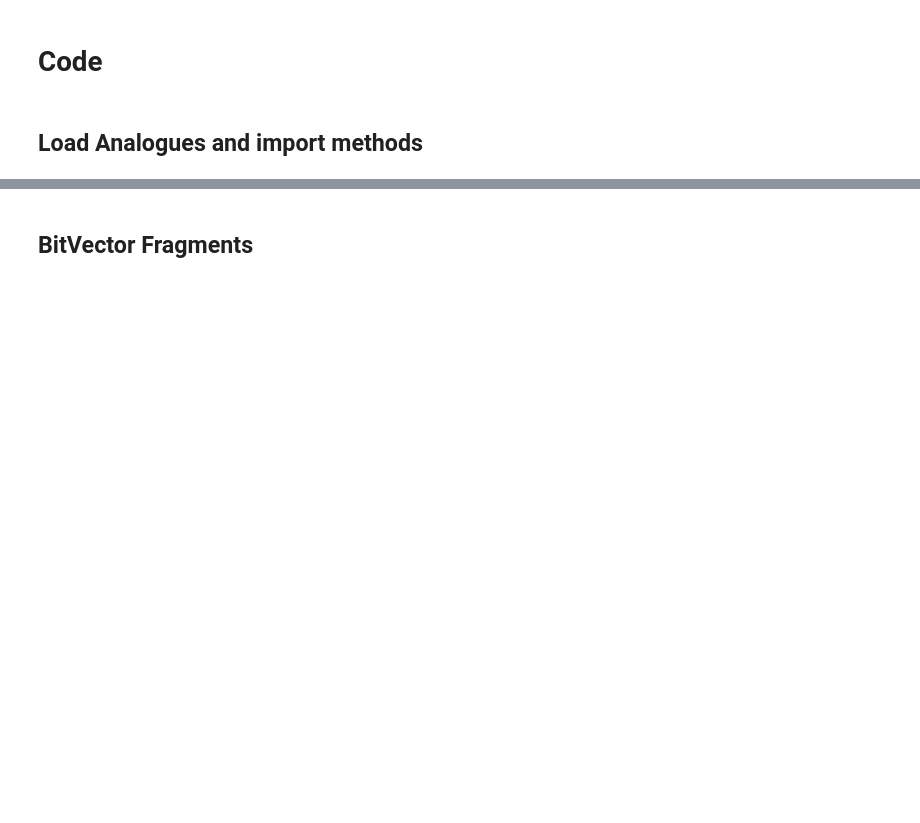
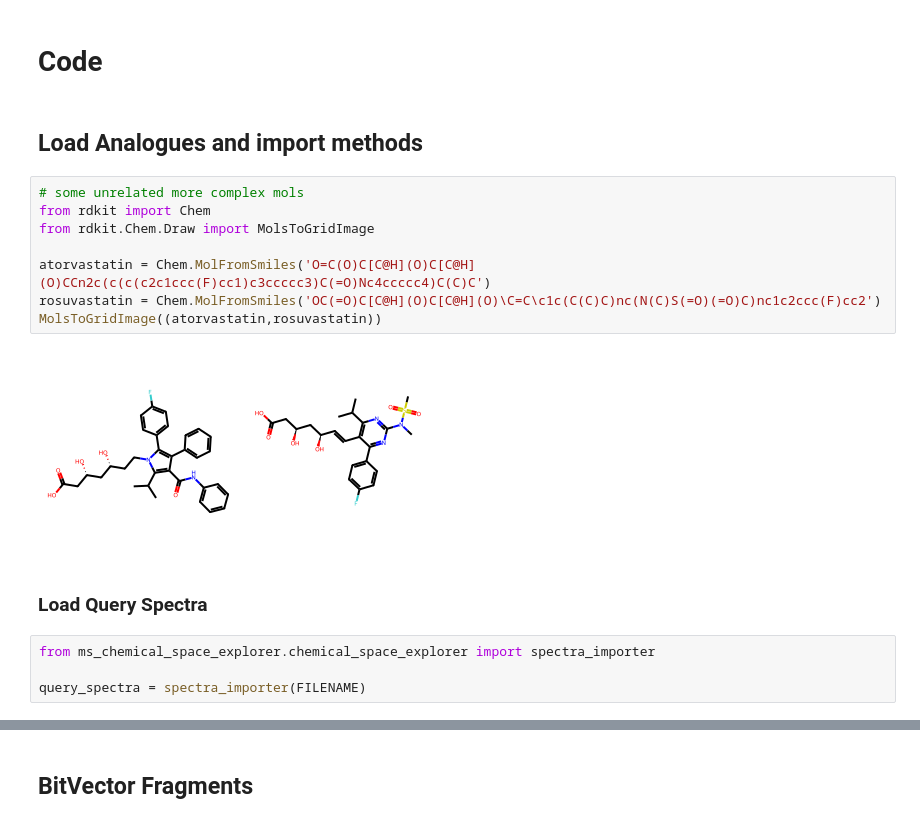
Before and after one commit to Knerten0815/master-thesis-code, a Jupyter notebook: ChemspaceExplorerExplorer.ipynb, the cells around one changed output, grey strips where cells are left out. Drawn from its saved outputs; the diff is of its cells as text; blank space fills up the shorter version.

```diff
--- a/ChemspaceExplorerExplorer.ipynb
+++ b/ChemspaceExplorerExplorer.ipynb
@@ -39,3 +74,19 @@ def analogue_search(n: int = 2):
 # Code
 # %% [markdown]
 ## Load Analogues and import methods
+# %%
+# some unrelated more complex mols
+from rdkit import Chem
+from rdkit.Chem.Draw import MolsToGridImage
+
+atorvastatin = Chem.MolFromSmiles('O=C(O)C[C@H](O)C[C@H](O)CCn2c(c(c(c2c1ccc(F)cc1)c3ccccc3)C(=O)Nc4ccccc4)C(C)C')
+rosuvastatin = Chem.MolFromSmiles('OC(=O)C[C@H](O)C[C@H](O)\C=C\c1c(C(C)C)nc(N(C)S(=O)(=O)C)nc1c2ccc(F)cc2')
+MolsToGridImage((atorvastatin,rosuvastatin))
+# %% [output]
+[figure, added]
+# %% [markdown]
+### Load Query Spectra
+# %%
+from ms_chemical_space_explorer.chemical_space_explorer import spectra_importer
+
+query_spectra = spectra_importer(FILENAME)
```
Also changed, not shown: parts of 21 cells of this notebook.
